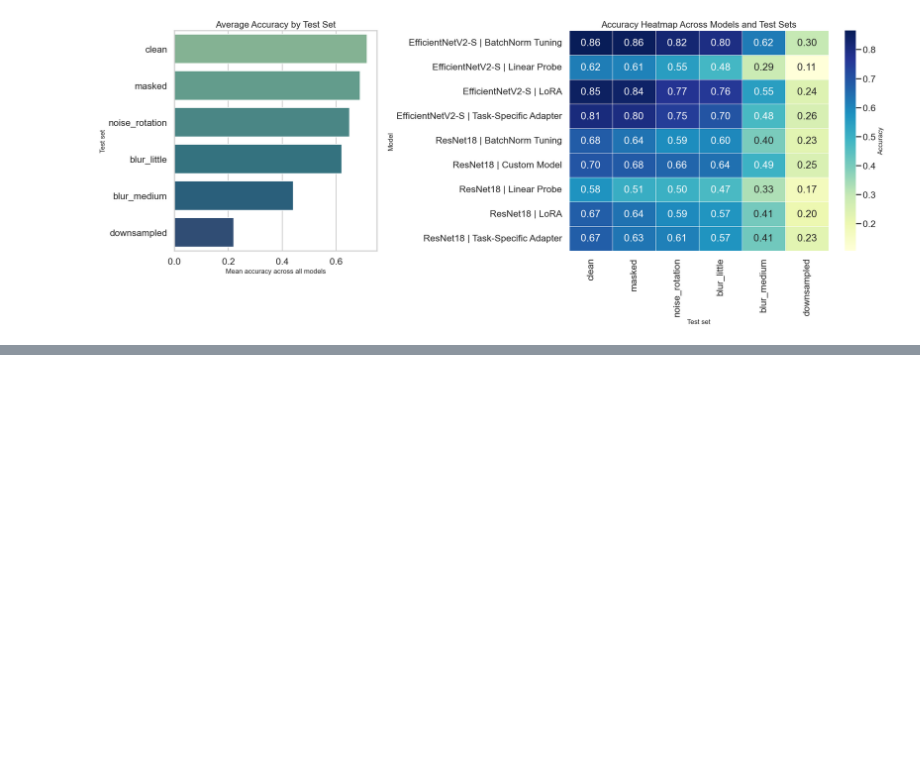
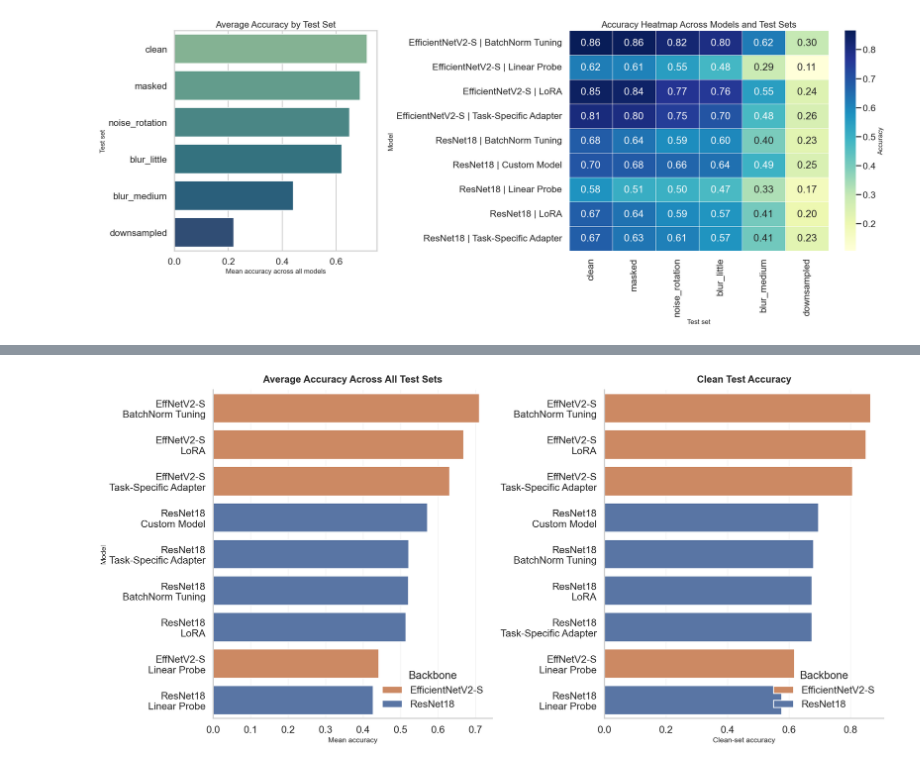
Before and after one commit to phanguy30/food_classification, a Jupyter notebook: analysis.ipynb, the cells around one changed output, grey strips where cells are left out. Cells and saved outputs as stored; diff of their text form; code cells hidden in the pictures; blank space fills up the shorter version.

```diff
--- a/analysis.ipynb
+++ b/analysis.ipynb
@@ -282,27 +213,0 @@ plt.show()
-# %%
-fig, axes = plt.subplots(1, 2, figsize=(18, 7))
-size_scale = model_summary["trainable_parameters"] / model_summary["trainable_parameters"].max()
-bubble_sizes = 300 + 2200 * size_scale
-
-sns.scatterplot(
-    data=model_summary, x="avg_time_per_image", y="mean_accuracy", size=bubble_sizes,
-    hue="backbone", style="method", palette=palette, sizes=(300, 2500), legend=False, ax=axes[0]
-)
-for _, row in model_summary.iterrows():
-    axes[0].annotate(row["method"], (row["avg_time_per_image"], row["mean_accuracy"]), xytext=(6, 6), textcoords="offset points", fontsize=9)
-axes[0].set_title("Performance vs Wall-Clock Inference Cost")
-axes[0].set_xlabel("Average inference time per image (seconds)")
-axes[0].set_ylabel("Mean accuracy")
-
-sns.scatterplot(
-    data=model_summary, x="avg_throughput", y="mean_accuracy", size=bubble_sizes,
-    hue="backbone", style="method", palette=palette, sizes=(300, 2500), legend="brief", ax=axes[1]
-)
-for _, row in model_summary.iterrows():
-    axes[1].annotate(row["method"], (row["avg_throughput"], row["mean_accuracy"]), xytext=(6, 6), textcoords="offset points", fontsize=9)
-axes[1].set_title("Inference Speed vs Performance")
-axes[1].set_xlabel("Average throughput (images / second)")
-axes[1].set_ylabel("Mean accuracy")
-
-plt.tight_layout()
-plt.show()
@@ -310,0 +280,16 @@ plt.show()
+# %%
+fig, axes = plt.subplots(1, 2, figsize=(18, 8.5), constrained_layout=True)
+
+mean_rank = plot_df.sort_values("mean_accuracy", ascending=False)
+sns.barplot(data=mean_rank, x="mean_accuracy", y="display_name", hue="backbone", palette=palette, dodge=False, ax=axes[0])
+style_axis(axes[0], xlabel="Mean accuracy", ylabel="Model", title="Average Accuracy Across All Test Sets")
+axes[0].legend(title="Backbone", frameon=False, loc="lower right")
+
+clean_rank = plot_df.sort_values("clean_accuracy", ascending=False)
+sns.barplot(data=clean_rank, x="clean_accuracy", y="display_name", hue="backbone", palette=palette, dodge=False, ax=axes[1])
+style_axis(axes[1], xlabel="Clean-set accuracy", ylabel="", title="Clean Test Accuracy")
+axes[1].legend(title="Backbone", frameon=False, loc="lower right")
+
+plt.show()
+# %% [output]
+[figure, added]
```
Also changed, not shown: parts of 15 cells of this notebook.
